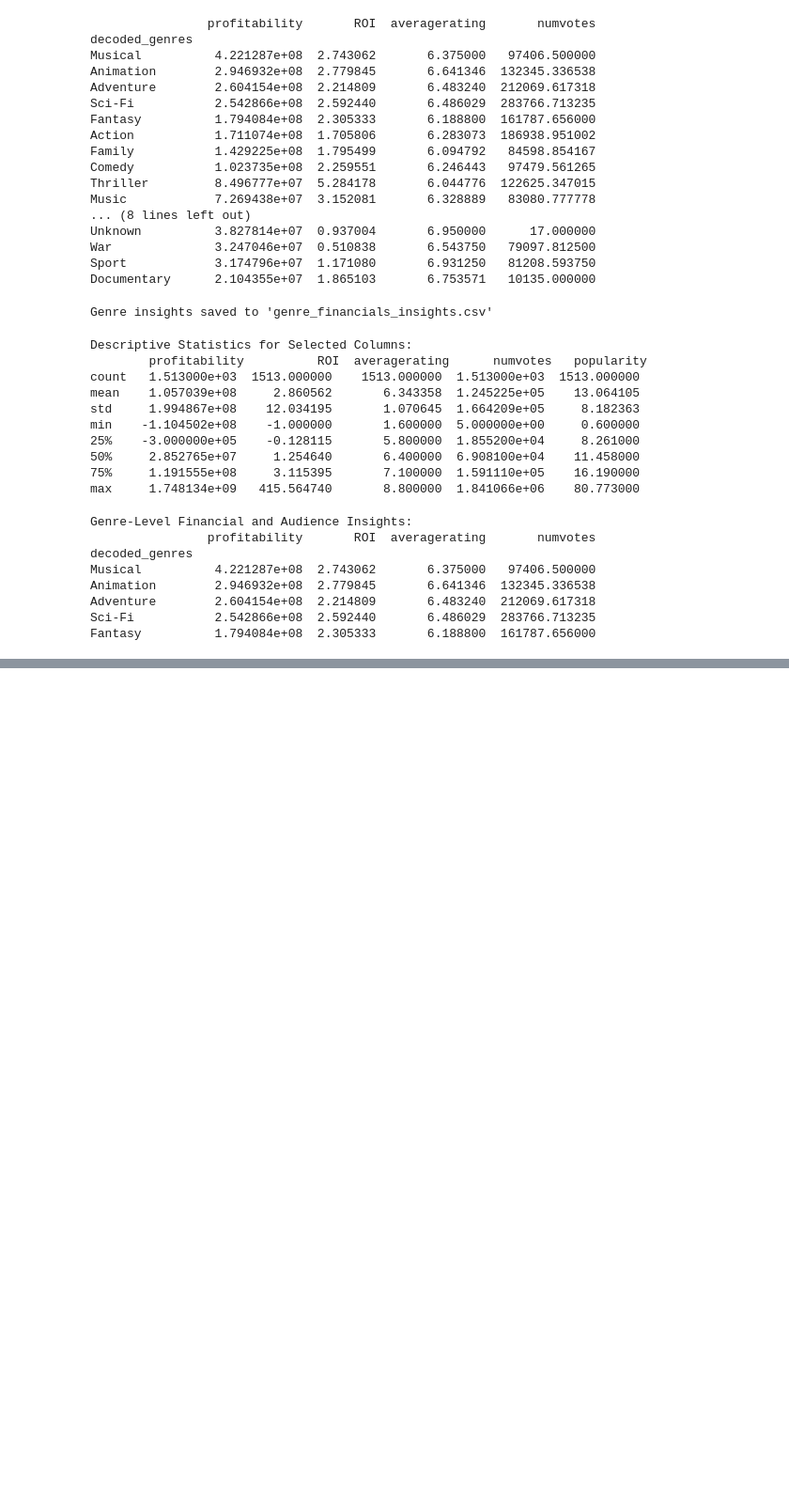
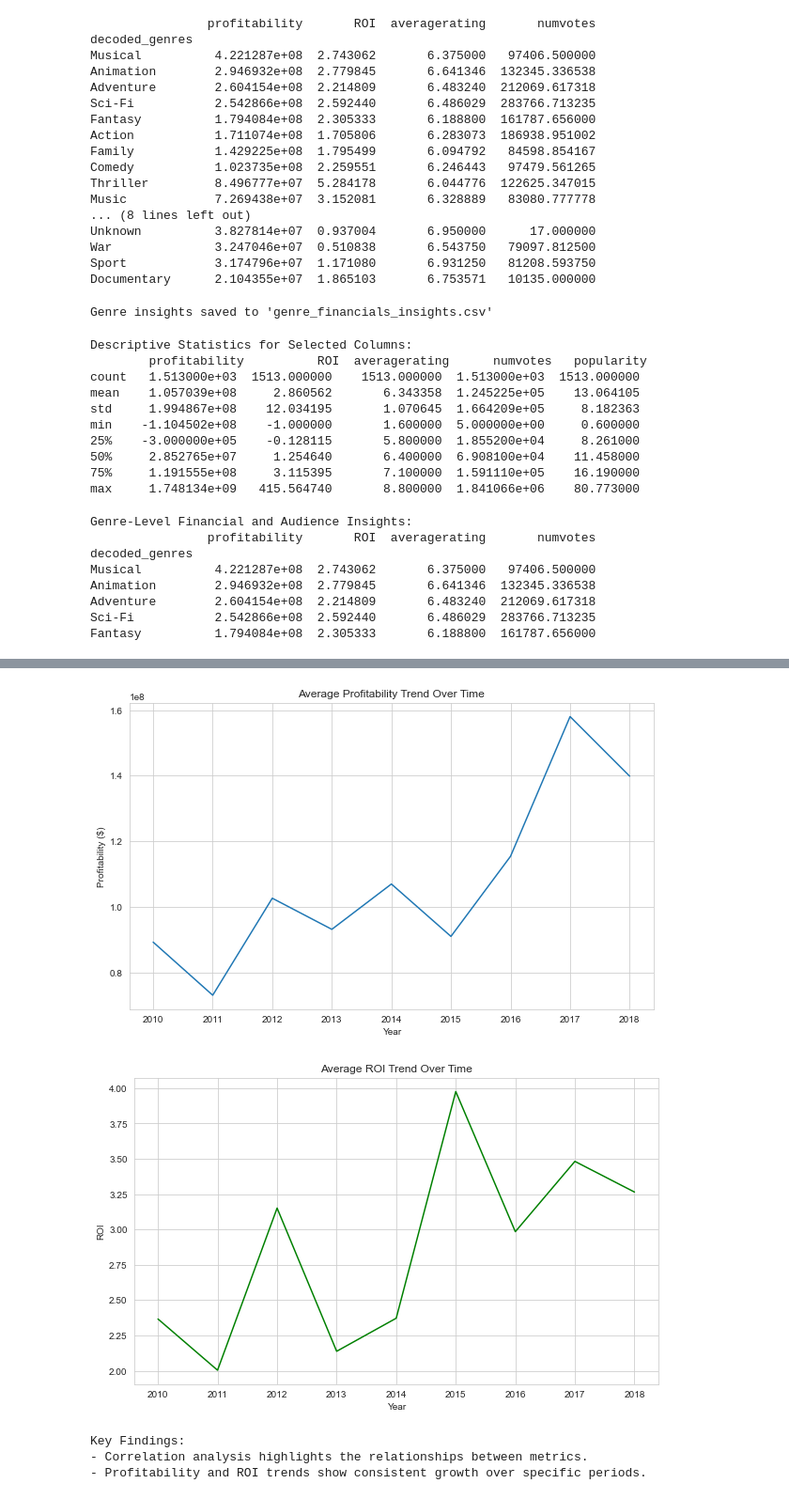
Before and after one commit to Otim135/group3-phase2-project, a Jupyter notebook: index.ipynb, the cells around one changed output, grey strips where cells are left out. Shown at 94% size. Saved outputs shown, nothing was run; the diff lists cells and outputs as text; code cells hidden in the pictures; blank space fills up the shorter version.

```diff
--- a/index.ipynb
+++ b/index.ipynb
@@ -406,0 +424,26 @@ Fantasy          1.794084e+08  2.305333       6.188800  161787.656000
+# %%
+# Trends Over Time
+final_merged_df['year'] = final_merged_df['release_year']  # Ensure the year column exists
+
+profitability_trend = final_merged_df.groupby('year')['profitability'].mean()
+roi_trend = final_merged_df.groupby('year')['ROI'].mean()
+
+plt.figure(figsize=(10, 6))
+profitability_trend.plot(title='Average Profitability Trend Over Time', ylabel='Profitability ($)', xlabel='Year')
+plt.show()
+
+plt.figure(figsize=(10, 6))
+roi_trend.plot(title='Average ROI Trend Over Time', ylabel='ROI', xlabel='Year', color='green')
+plt.show()
+# %% [output]
+[figure, added]
+[figure, added]
+# %%
+# Display actionable insights
+print("Key Findings:")
+print("- Correlation analysis highlights the relationships between metrics.")
+print("- Profitability and ROI trends show consistent growth over specific periods.")
+# %% [output]
+Key Findings:
+- Correlation analysis highlights the relationships between metrics.
+- Profitability and ROI trends show consistent growth over specific periods.
```
Also changed, not shown: parts of 2 cells of this notebook.
